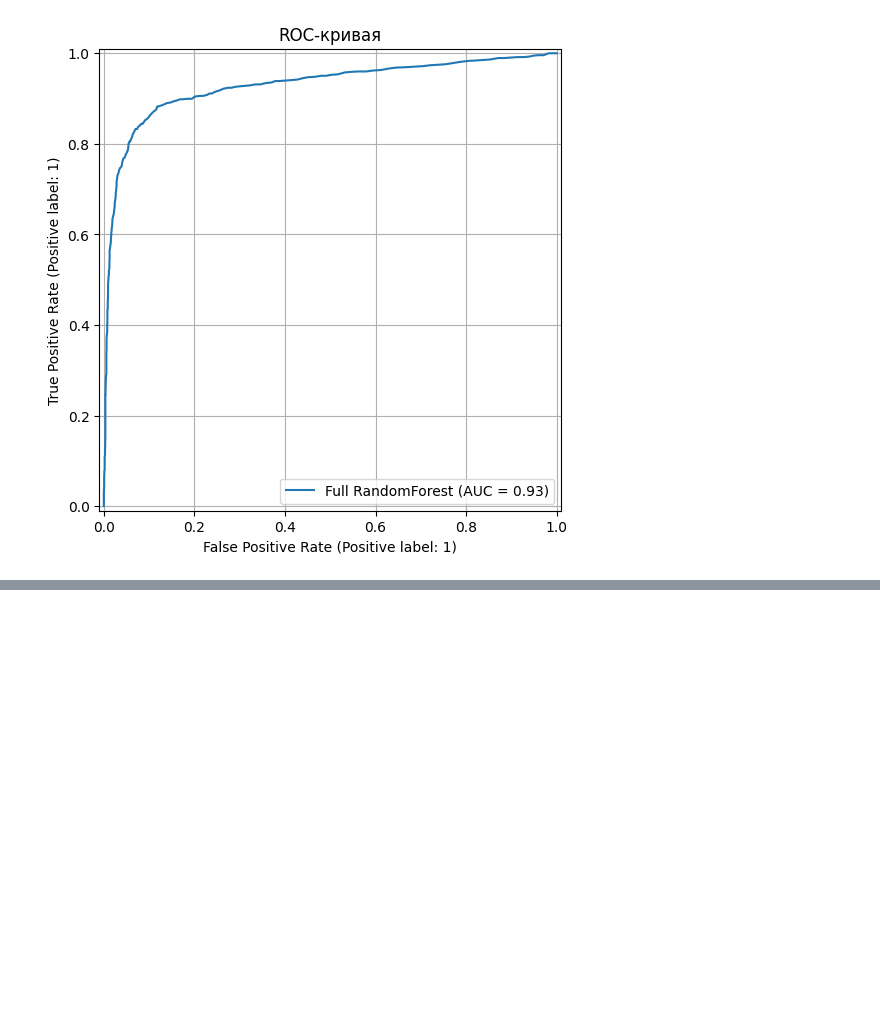
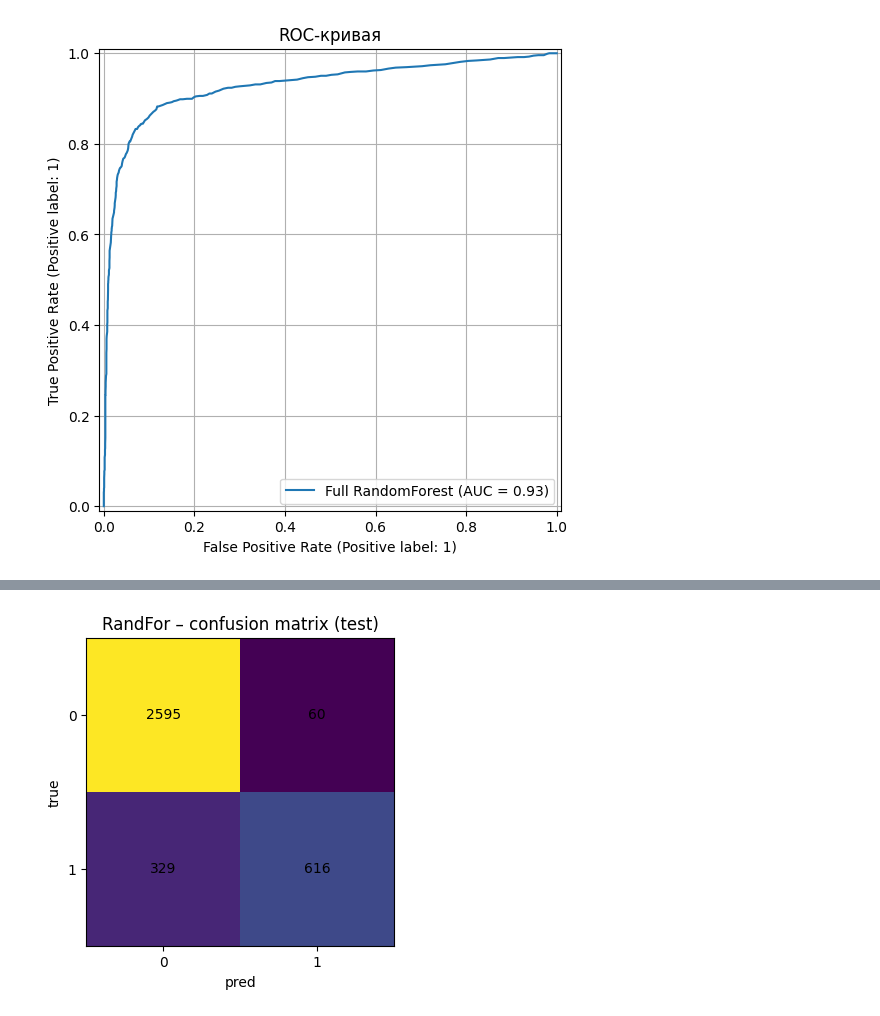
Before and after one commit to Artchangel-Michael/aie-course, a Jupyter notebook: homeworks/HW06/HW06.ipynb, the cells around one changed output, grey strips where cells are left out. Saved outputs shown, nothing was run; the diff lists cells and outputs as text; code cells hidden in the pictures; blank space fills up the shorter version.

```diff
--- a/homeworks/HW06/HW06.ipynb
+++ b/homeworks/HW06/HW06.ipynb
@@ -145,6 +142,8 @@ def print_metrics(y_true, y_pred, y_proba=None, name=None):
         ax1.set_title("ROC-кривая")
         ax1.grid()
 
+        fig.savefig(f"artifacts/figures/{name}.png")
+
 def evaluate_on_test(model, X_test, y_test, label: str) -> dict:
     pred = model.predict(X_test)
     proba = None
@@ -172,6 +171,27 @@ def compute_metrics(y_true, y_pred, y_proba=None) -> dict:
     else:
         m["roc_auc"] = None
     return m
+
+def plot_confusion(y_true, y_pred, title: str):
+    cm = confusion_matrix(y_true, y_pred)
+    plt.figure(figsize=(5, 4))
+    plt.imshow(cm)
+    plt.title(title)
+    plt.xlabel("pred")
+    plt.ylabel("true")
+    plt.xticks([0, 1])
+    plt.yticks([0, 1])
+    for (i, j), v in np.ndenumerate(cm):
+        plt.text(j, i, str(v), ha="center", va="center")
+    plt.show()
+
+def plot_roc(model, X_test, y_test, title: str):
+    if not hasattr(model, "predict_proba"):
+        print("ROC: модель не поддерживает predict_proba")
+        return
+    RocCurveDisplay.from_estimator(model, X_test, y_test)
+    plt.title(title)
+    plt.show()
 # %%
 # Выделяем признаки
 X = db.iloc[:, 1:-1]
@@ -602,0 +598,4 @@ print("Saved:", ARTIFACTS_DIR / "best_model_meta.json")
+# %%
+plot_confusion(y_test, best_model.predict(X_test), title=f"{best_label} – confusion matrix (test)")
+# %% [output]
+[figure, added]
```
Also changed, not shown: parts of 16 cells of this notebook, 1 other file.
